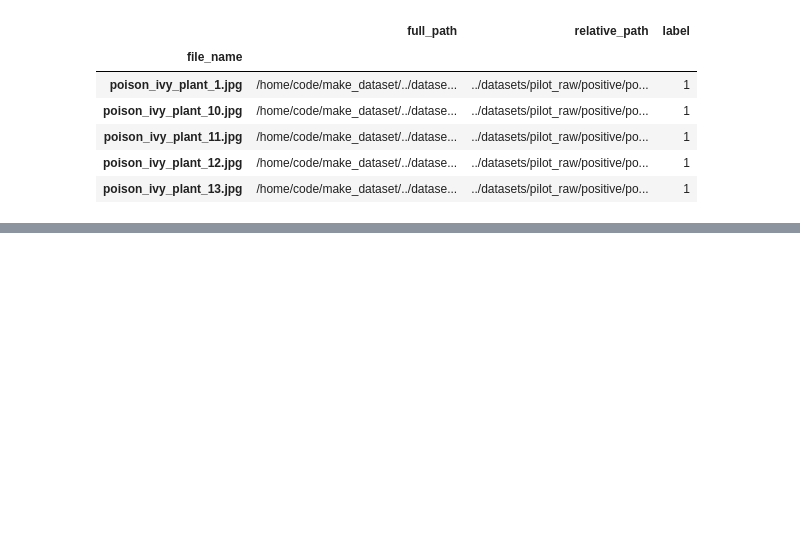
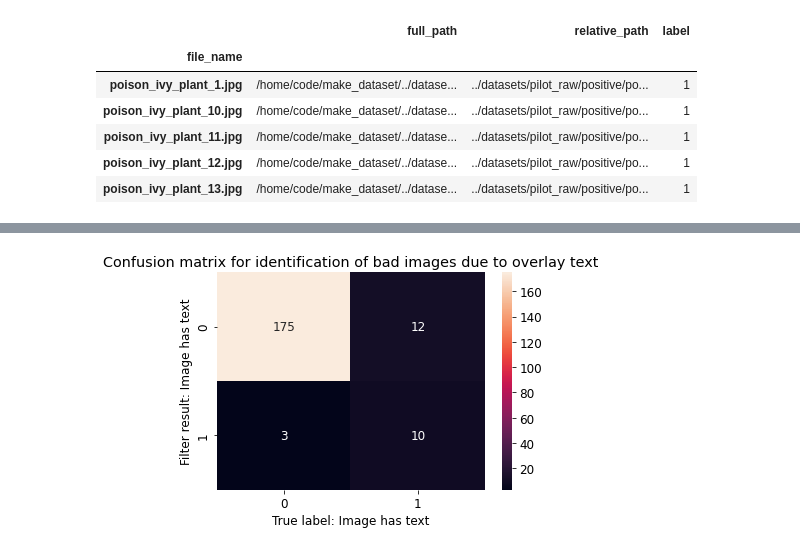
Before and after one commit to KenWronka/poison_ivy_detector, a Jupyter notebook: code/make_dataset/PILOT-2_filter_images.ipynb, the cells around one changed output, grey strips where cells are left out. Cells and saved outputs as stored; diff of their text form; code cells hidden in the pictures; blank space fills up the shorter version.

```diff
--- a/code/make_dataset/PILOT-2_filter_images.ipynb
+++ b/code/make_dataset/PILOT-2_filter_images.ipynb
@@ -195,0 +228,11 @@ Name: temp_filter_res, dtype: int64
+# %%
+conf_mat = confusion_matrix(y_true=df_labels['has_text'],
+                            y_pred=df_ims['filter_result'].map(
+                                lambda res: 1 if res == 'has_text' else 0))
+sns.heatmap(conf_mat, annot=True, fmt='d')
+plt.title('Confusion matrix for identification of bad images due to overlay text')
+plt.xlabel("True label: Image has text")
+plt.ylabel("Filter result: Image has text")
+plt.show()
+# %% [output]
+[figure, added]
```
Also changed, not shown: parts of 12 cells of this notebook, 1 other file.
